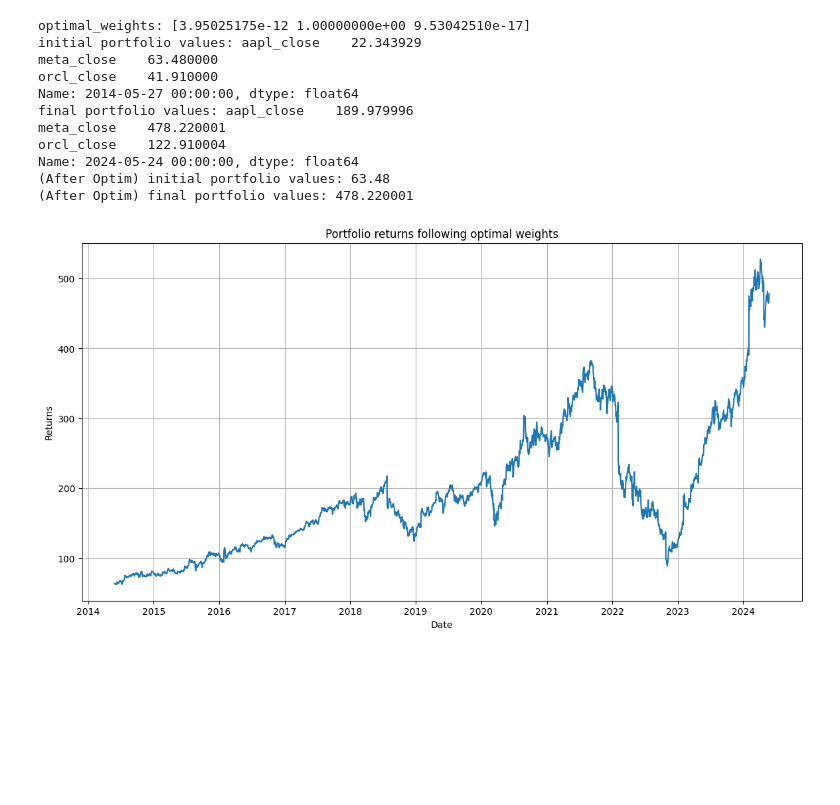
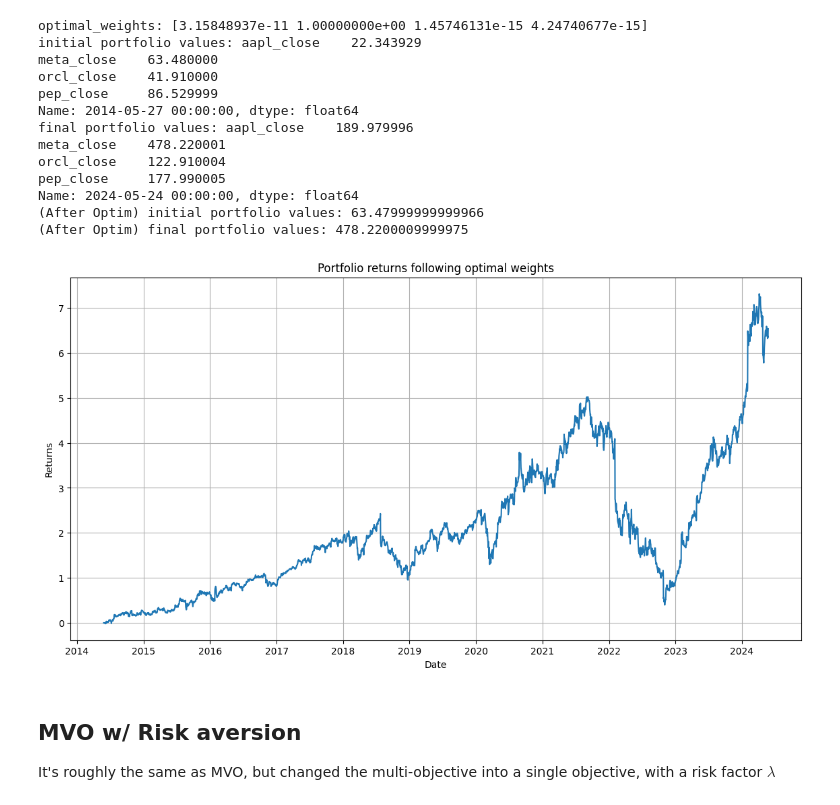
Before and after one commit to kyle1373/stock-portfolio-optimization, a Jupyter notebook: mean_var_optim.ipynb, the cells around one changed output. Drawn from its saved outputs; the diff is of its cells as text; code cells hidden in the pictures; blank space fills up the shorter version.

Commit message:
MVO w/ Risk aversion (looks fine)

```diff
--- a/mean_var_optim.ipynb
+++ b/mean_var_optim.ipynb
@@ -55,0 +46,4 @@ portfolio
+# %%
+num_entries, num_stocks = portfolio.shape
+print(f"portfolio shape: {portfolio.shape}")
+portfolio
@@ -80,49 +123,33 @@ plt.show()
 # %%
 from scipy.optimize import minimize
-import numpy as np
 
 # Assume we have price data in a pandas DataFrame called 'portfolio'
 # returns are in percentage
 returns = portfolio.pct_change()
 
+print(f"returns shape: {returns.shape}")
+
 #! Let's set a target return of 9.0 (900%)
-target_return = 1.5
+target_return = 5.0
 
 # Calculate mean returns and covariance matrix
-mean_returns = returns.mean()
-cov_matrix = returns.cov()
-
-# Number of portfolios to simulate
-num_portfolios = 10000
-num_stocks = len(portfolio.columns)
-
-# Initialize arrays to store portfolio weights, returns and volatility
-weights_array = np.zeros((num_portfolios, num_stocks))
-returns_array = np.zeros(num_portfolios)
-volatility_array = np.zeros(num_portfolios)
-
-# Simulate random portfolios
 #! 252 is used to annualize the data (252 trading days in the US)
-for i in range(num_portfolios):
-    weights = np.random.random(num_stocks)
-    weights /= np.sum(weights)
-    weights_array[i,:] = weights
-    returns_array[i] = np.sum(mean_returns * weights) * 252
-    volatility_array[i] = np.sqrt(np.dot(weights.T, np.dot(cov_matrix, weights))) * np.sqrt(252)
+mean_returns = returns.mean() * 252
+# mean_returns = daily_returns_pct_change.mean()
+cov_matrix = returns.cov() * 252
 
 # Define the objective function (portfolio variance)
-#! 252 is used to annualize the data (252 trading days in the US)
 def objective(weights):
-    return np.sqrt(np.dot(weights.T, np.dot(cov_matrix, weights))) * np.sqrt(252)
+    return np.sqrt(np.dot(weights.T, np.dot(cov_matrix, weights)))
 
 # Define the constraint (portfolio return should be equal to the target return)
-#! 252 is used to annualize the data (252 trading days in the US)
 def constraint1(weights):
-    return np.sum(mean_returns * weights) * 252 - target_return
+    return np.sum(mean_returns * weights) - target_return
 
 # Define the constraint (the sum of the weights should be equal to 1)
 def constraint2(weights):
     return np.sum(weights) - 1
+
 
 # Define the bounds and constraints for the optimization
 bounds = tuple((0,1) for x in range(num_stocks))
@@ -130,7 +157,9 @@ constraints = ({'type': 'eq', 'fun': constraint1},
                {'type': 'eq', 'fun': constraint2})
 
 # Perform the optimization
-result = minimize(objective, num_stocks*[1./num_stocks,], bounds=bounds, constraints=constraints)
+initial_weights = np.ones(num_stocks) /num_stocks
+
+result = minimize(objective, initial_weights, bounds=bounds, constraints=constraints)
 
 # Get the optimal portfolio weights
 optimal_weights = result.x
@@ -161,35 +189,42 @@ print(f"initial portfolio values: {portfolio.iloc[0, :]}")
 print(f"final portfolio values: {portfolio.iloc[-1, :]}")
 
 #! setting too small values to zero
 for i in range(len(optimal_weights)):
     if optimal_weights[i] < 1e-5:
         optimal_weights[i] = 0
 
 
 portfolio_returns = np.dot(portfolio, optimal_weights)
+portfolio_returns_pct_change = (portfolio_returns - portfolio_returns[0]) / portfolio_returns[0]
 print(f"(After Optim) initial portfolio values: {portfolio_returns[0]}")
 print(f"(After Optim) final portfolio values: {portfolio_returns[-1]}")
 
 # Plot the portfolio returns
 
 fig2, ax2 = plt.subplots(figsize=(14, 7))
 
-ax2.plot(portfolio.index, portfolio_returns)
+ax2.plot(portfolio.index, portfolio_returns_pct_change)
 ax2.set_title("Portfolio returns following optimal weights")
 ax2.set_xlabel('Date')
 ax2.set_ylabel('Returns')
 ax2.grid(True)
 plt.show()
 # %% [output]
-optimal_weights: [3.95025175e-12 1.00000000e+00 9.53042510e-17]
+optimal_weights: [3.15848937e-11 1.00000000e+00 1.45746131e-15 4.24740677e-15]
 initial portfolio values: aapl_close    22.343929
 meta_close    63.480000
 orcl_close    41.910000
+pep_close     86.529999
 Name: 2014-05-27 00:00:00, dtype: float64
 final portfolio values: aapl_close    189.979996
 meta_close    478.220001
 orcl_close    122.910004
+pep_close     177.990005
 Name: 2024-05-24 00:00:00, dtype: float64
-(After Optim) initial portfolio values: 63.48
-(After Optim) final portfolio values: 478.220001
+(After Optim) initial portfolio values: 63.47999999999966
+(After Optim) final portfolio values: 478.2200009999975
-[figure, old version]
+[figure, new version]
+# %% [markdown]
+## MVO w/ Risk aversion
+
+It's roughly the same as MVO, but changed the multi-objective into a single objective, with a risk factor $\lambda$
```
Also changed, not shown: parts of 11 cells of this notebook.
